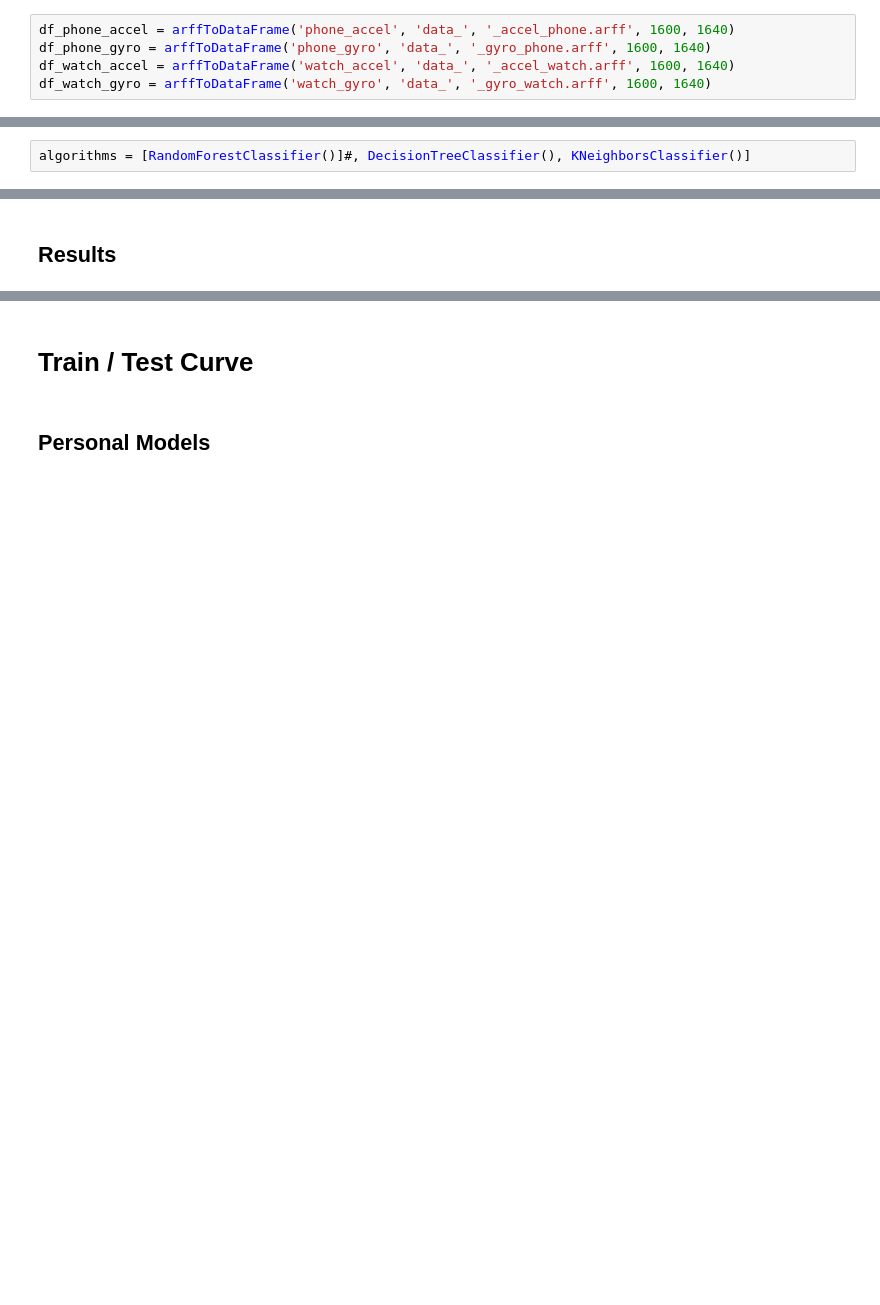
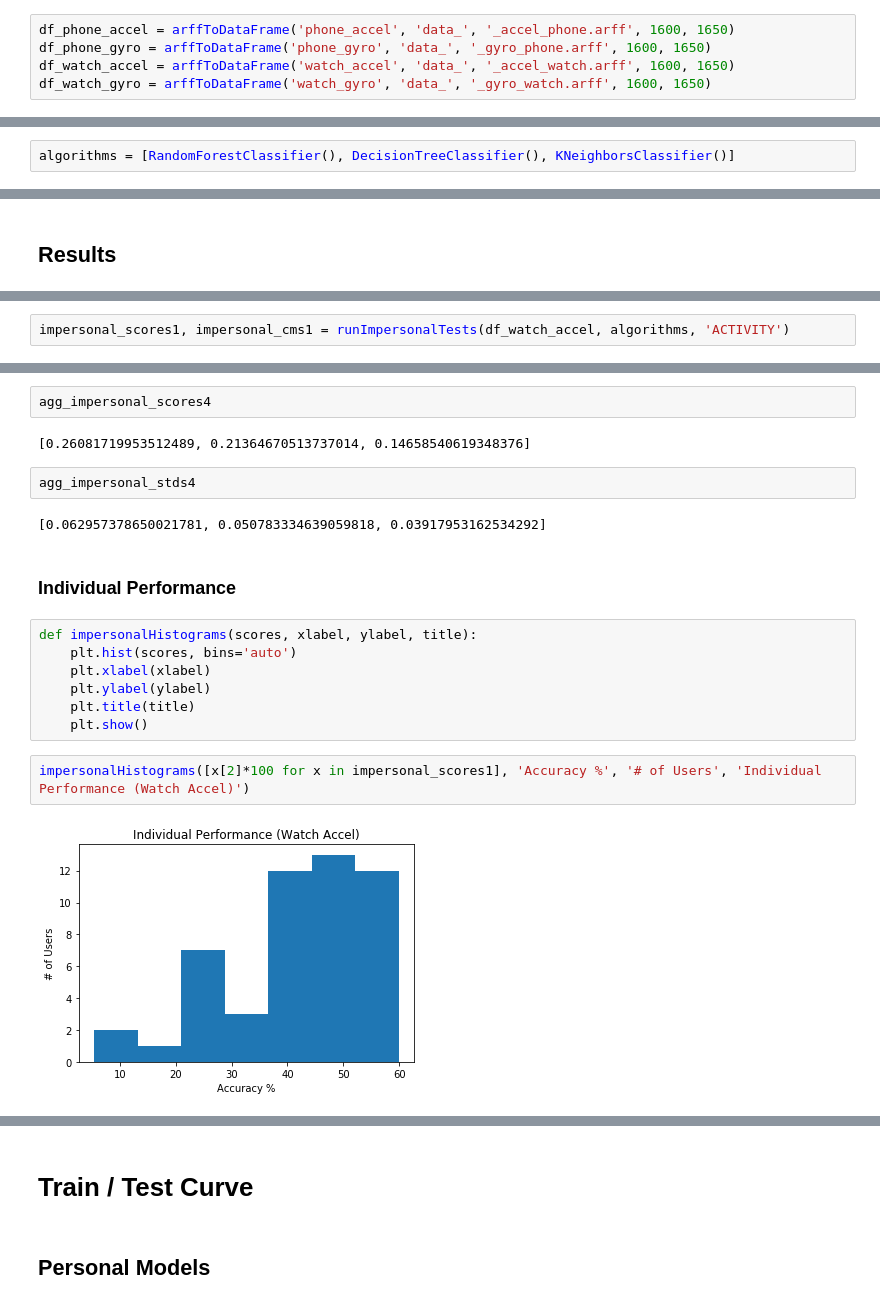
Before and after one commit to kenyoneda/Activity-Recognition-Biometric-Scripts, a Jupyter notebook: Scripts.ipynb, the cells around one changed output, grey strips where cells are left out. Saved outputs shown, nothing was run; the diff lists cells and outputs as text; blank space fills up the shorter version.

```diff
--- a/Scripts.ipynb
+++ b/Scripts.ipynb
@@ -37,10 +41,10 @@ def arffToDataFrame(directory, prefix, suffix, lo, hi):
 # %% [markdown]
 ### Convert for each sensor on smartphone (2) & smartwatch (2)
 # %%
-df_phone_accel = arffToDataFrame('phone_accel', 'data_', '_accel_phone.arff', 1600, 1640)
-df_phone_gyro = arffToDataFrame('phone_gyro', 'data_', '_gyro_phone.arff', 1600, 1640)
-df_watch_accel = arffToDataFrame('watch_accel', 'data_', '_accel_watch.arff', 1600, 1640)
-df_watch_gyro = arffToDataFrame('watch_gyro', 'data_', '_gyro_watch.arff', 1600, 1640)
+df_phone_accel = arffToDataFrame('phone_accel', 'data_', '_accel_phone.arff', 1600, 1650)
+df_phone_gyro = arffToDataFrame('phone_gyro', 'data_', '_gyro_phone.arff', 1600, 1650)
+df_watch_accel = arffToDataFrame('watch_accel', 'data_', '_accel_watch.arff', 1600, 1650)
+df_watch_gyro = arffToDataFrame('watch_gyro', 'data_', '_gyro_watch.arff', 1600, 1650)
 # %%
 # Sample DataFrame
 df_phone_accel.head()
@@ -57,7 +66,7 @@ df_phone_accel.head()
 API can be found here:
 http://scikit-learn.org/stable/modules/classes.html
 # %%
-algorithms = [RandomForestClassifier()]#, DecisionTreeClassifier(), KNeighborsClassifier()]
+algorithms = [RandomForestClassifier(), DecisionTreeClassifier(), KNeighborsClassifier()]
 # %% [markdown]
 # PERSONAL MODELS
 # %%
@@ -519,0 +414,2 @@ subset3_scores
+# %%
+impersonal_scores1, impersonal_cms1 = runImpersonalTests(df_watch_accel, algorithms, 'ACTIVITY')
@@ -519,0 +606,21 @@ subset3_scores
+# %%
+agg_impersonal_scores4
+# %% [output]
+[0.26081719953512489, 0.21364670513737014, 0.14658540619348376]
+# %%
+agg_impersonal_stds4
+# %% [output]
+[0.062957378650021781, 0.050783334639059818, 0.03917953162534292]
+# %% [markdown]
+### Individual Performance
+# %%
+def impersonalHistograms(scores, xlabel, ylabel, title):
+    plt.hist(scores, bins='auto')
+    plt.xlabel(xlabel)
+    plt.ylabel(ylabel)
+    plt.title(title)
+    plt.show()
+# %%
+impersonalHistograms([x[2]*100 for x in impersonal_scores1], 'Accuracy %', '# of Users', 'Individual Performance (Watch Accel)')
+# %% [output]
+[figure, added]
```
Also changed, not shown: parts of 118 cells of this notebook.
